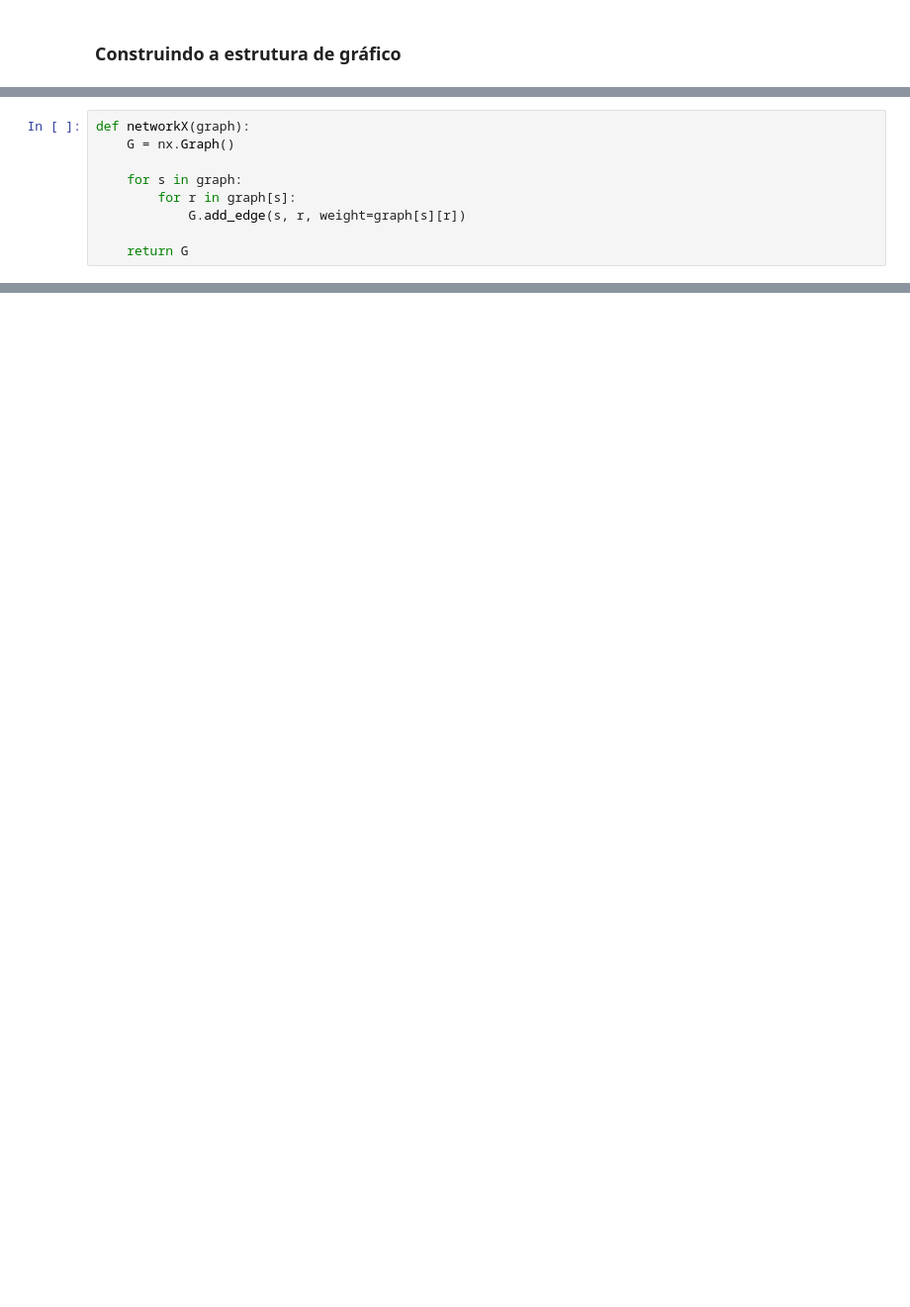
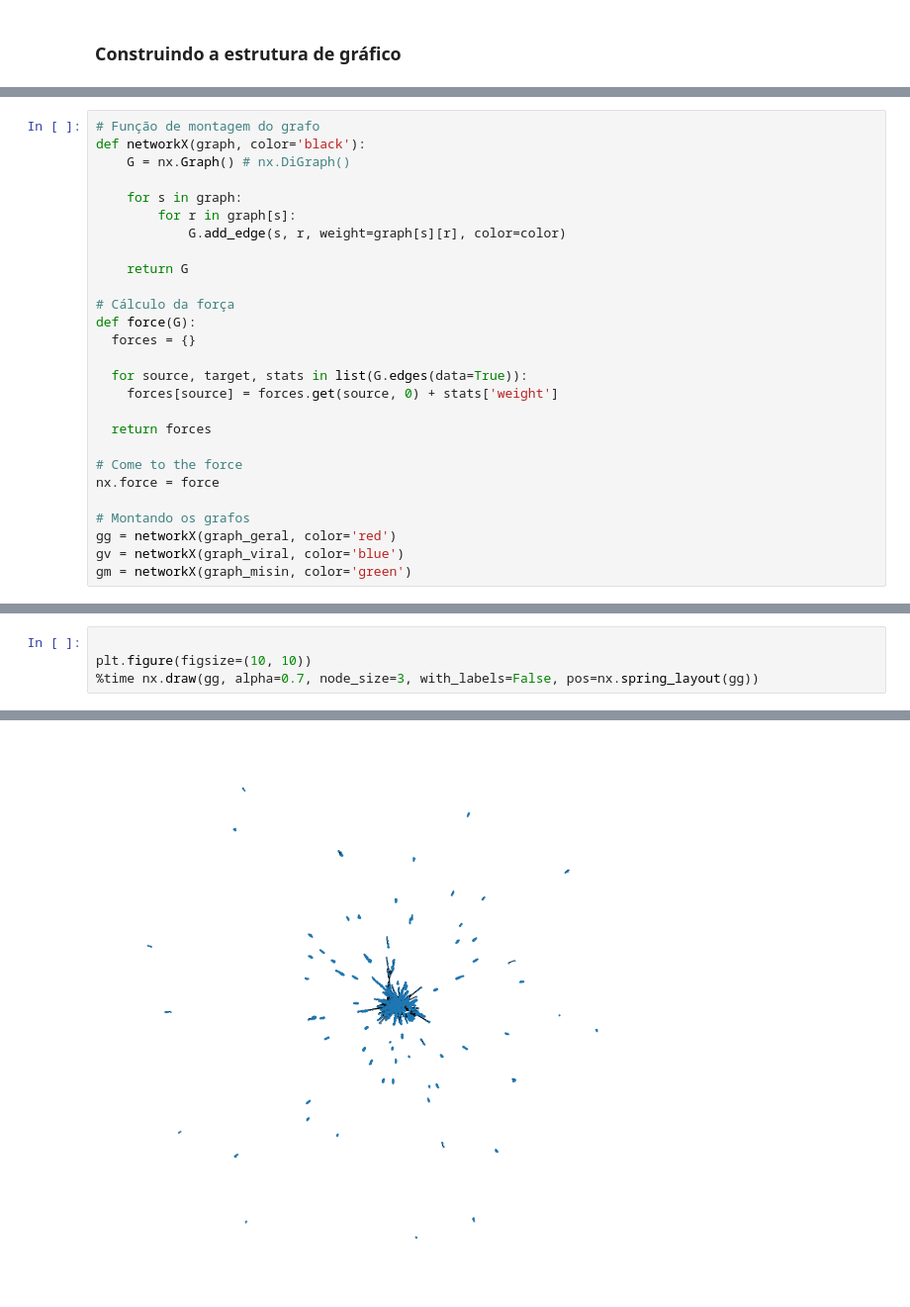
Before and after one commit to vauxgomes/ufc-ckp7477, a Jupyter notebook: lista-2/ckp8087-lista-2.ipynb, the cells around one changed output, grey strips where cells are left out. Shown at 99% size. Cells and saved outputs as stored; diff of their text form; blank space fills up the shorter version.

Commit message:
Quase fim do NetworkX

```diff
--- a/lista-2/ckp8087-lista-2.ipynb
+++ b/lista-2/ckp8087-lista-2.ipynb
@@ -79,9 +126,27 @@ https://networkx.org/
 # %%
-def networkX(graph):
-    G = nx.Graph()
+# Função de montagem do grafo
+def networkX(graph, color='black'):
+    G = nx.Graph() # nx.DiGraph()
 
     for s in graph:
         for r in graph[s]:
-            G.add_edge(s, r, weight=graph[s][r])
+            G.add_edge(s, r, weight=graph[s][r], color=color)
 
     return G
+
+# Cálculo da força
+def force(G):
+  forces = {}
+
+  for source, target, stats in list(G.edges(data=True)):
+    forces[source] = forces.get(source, 0) + stats['weight']
+
+  return forces
+
+# Come to the force
+nx.force = force
+
+# Montando os grafos
+gg = networkX(graph_geral, color='red')
+gv = networkX(graph_viral, color='blue')
+gm = networkX(graph_misin, color='green')
@@ -109,0 +234,5 @@ dir(nx)
+# %%
+
+plt.figure(figsize=(10, 10))
+%time nx.draw(gg, alpha=0.7, node_size=3, with_labels=False, pos=nx.spring_layout(gg))
+# %% [output]
@@ -109,0 +241 @@ dir(nx)
+[figure, added]
```
Also changed, not shown: parts of 19 cells of this notebook.
